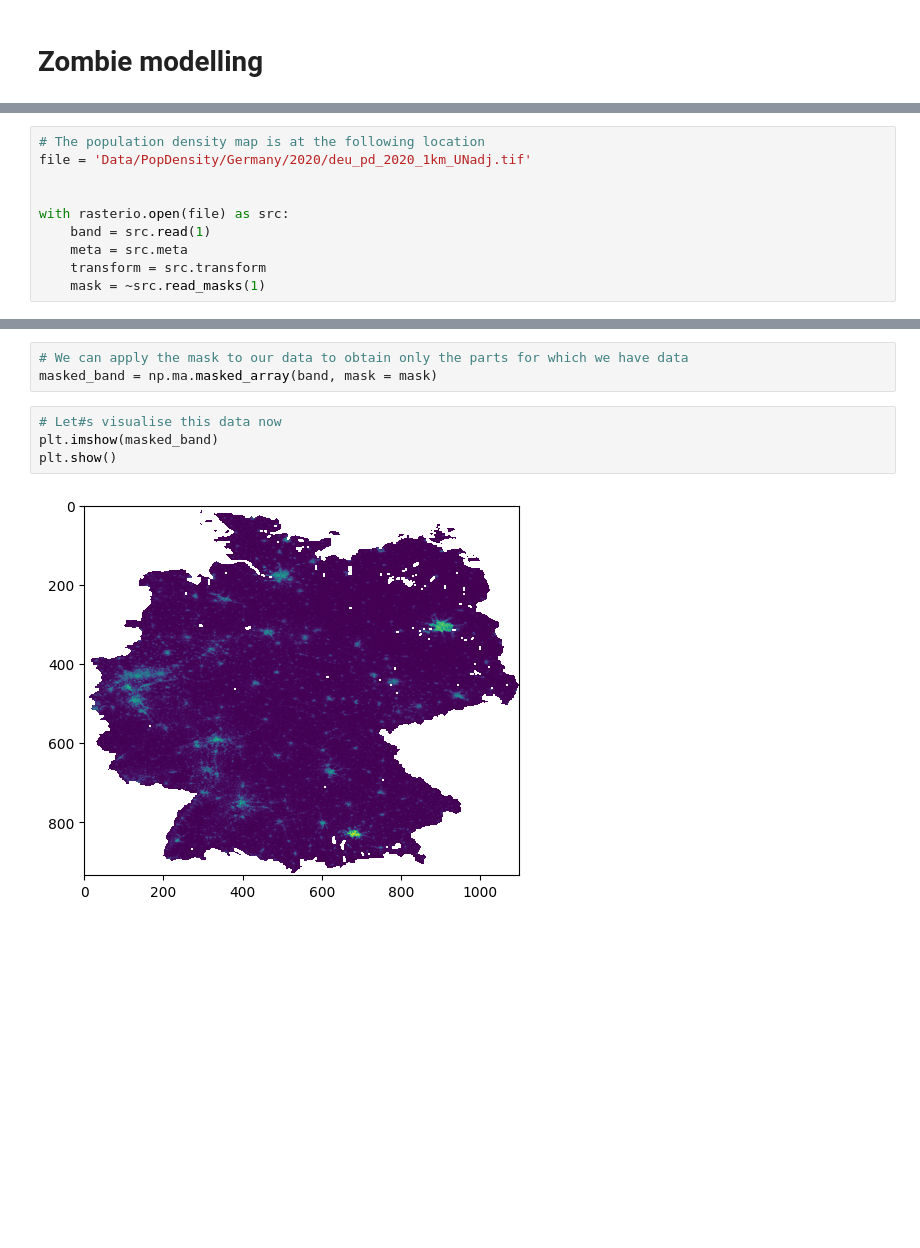
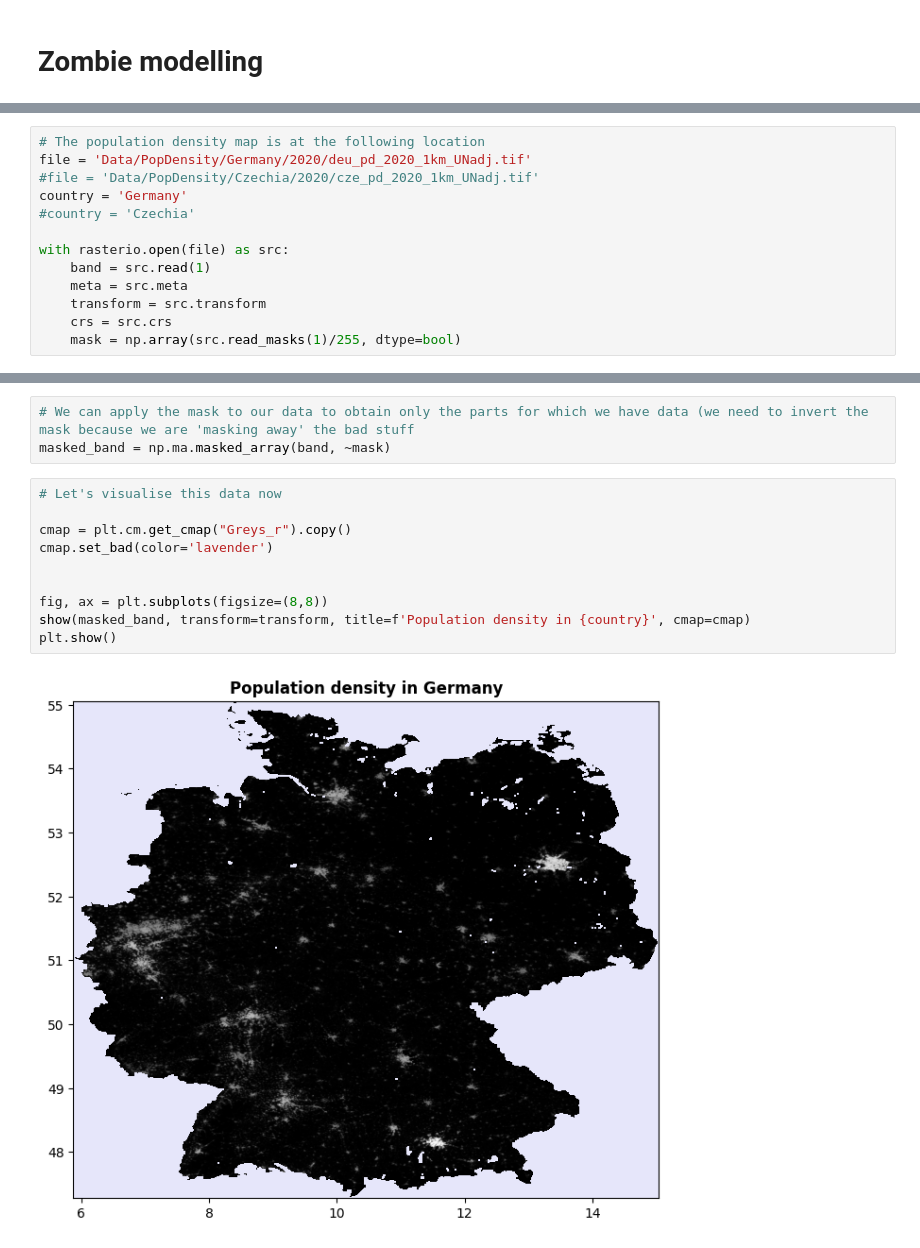
Before and after one commit to Mark-Bugden/zombie-outbreak, a Jupyter notebook: SketchFile.ipynb, the cells around one changed output, grey strips where cells are left out. Cells and saved outputs as stored; diff of their text form; blank space fills up the shorter version.

```diff
--- a/SketchFile.ipynb
+++ b/SketchFile.ipynb
@@ -15,13 +17,16 @@ The data is a map of the population density of Germany in 2020, at a resolution
 # %%
 # The population density map is at the following location
 file = 'Data/PopDensity/Germany/2020/deu_pd_2020_1km_UNadj.tif'
-
+#file = 'Data/PopDensity/Czechia/2020/cze_pd_2020_1km_UNadj.tif'
+country = 'Germany'
+#country = 'Czechia'
 
 with rasterio.open(file) as src:
     band = src.read(1)
     meta = src.meta
     transform = src.transform
-    mask = ~src.read_masks(1)
+    crs = src.crs
+    mask = np.array(src.read_masks(1)/255, dtype=bool)
 # %%
 print(f'The shape of the image is {band.shape}')
 print(f'The shape of the mask is {mask.shape}')
@@ -39,10 +50,16 @@ plt.show()
 # %%
-# We can apply the mask to our data to obtain only the parts for which we have data
-masked_band = np.ma.masked_array(band, mask = mask)
+# We can apply the mask to our data to obtain only the parts for which we have data (we need to invert the mask because we are 'masking away' the bad stuff
+masked_band = np.ma.masked_array(band, ~mask)
 # %%
-# Let#s visualise this data now
-plt.imshow(masked_band)
+# Let's visualise this data now
+
+cmap = plt.cm.get_cmap("Greys_r").copy()
+cmap.set_bad(color='lavender')
+
+
+fig, ax = plt.subplots(figsize=(8,8))
+show(masked_band, transform=transform, title=f'Population density in {country}', cmap=cmap)
 plt.show()
 # %% [output]
-[figure, old version]
+[figure, new version]
 # %%
```
Also changed, not shown: parts of 6 cells of this notebook, 2 other files.
